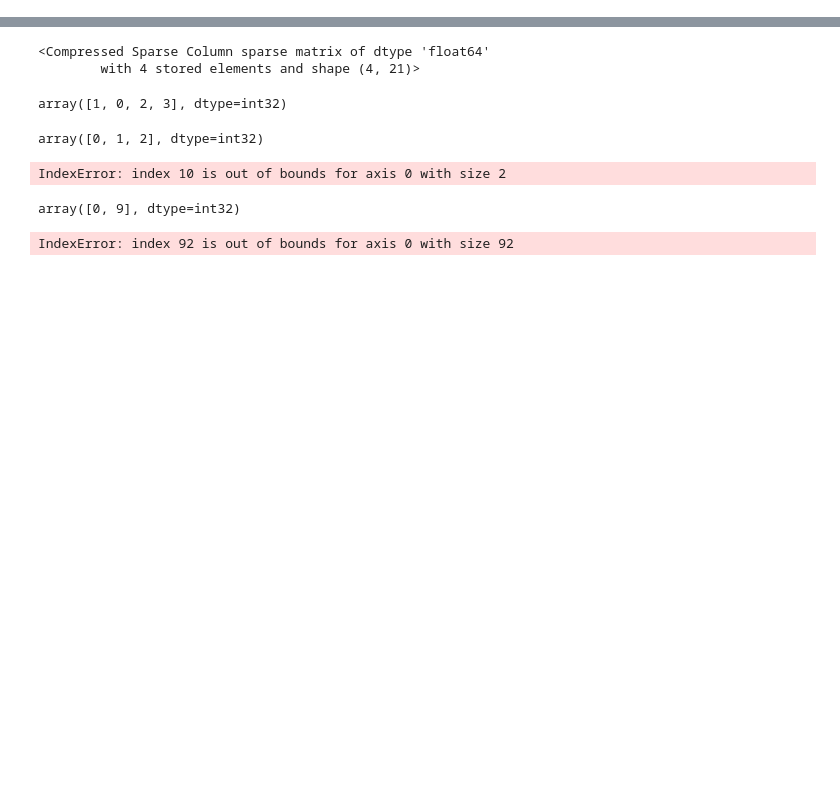
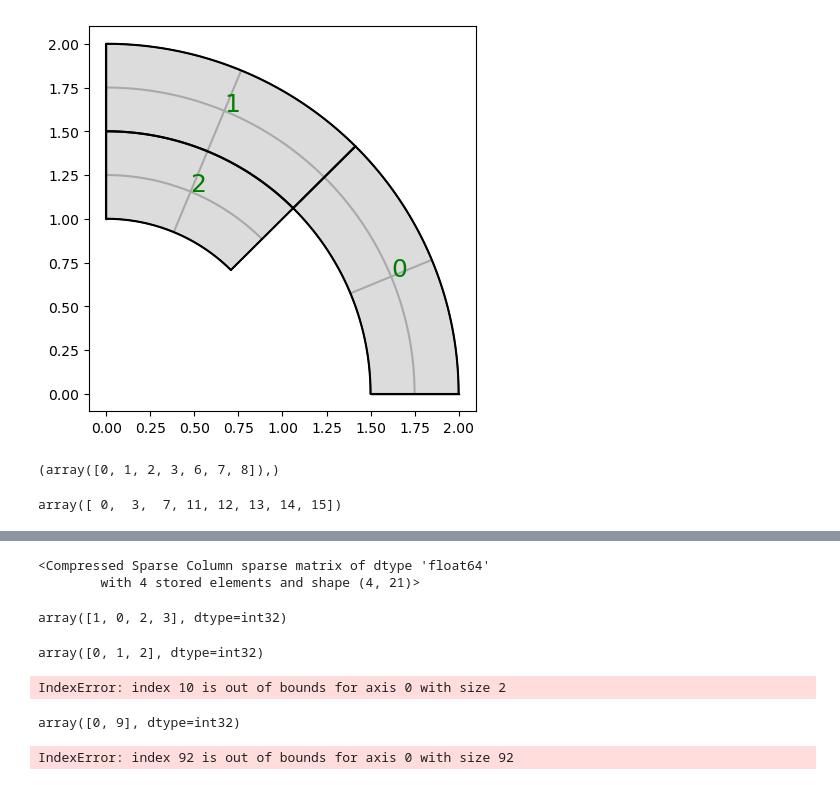
Before and after one commit to c-f-h/pyiga, a Jupyter notebook: notebooks/LshapeQuarterAnullus.ipynb, the cells around one changed output, grey strips where cells are left out. Drawn from its saved outputs; the diff is of its cells as text; code cells hidden in the pictures; blank space fills up the shorter version.

```diff
--- a/notebooks/LshapeQuarterAnullus.ipynb
+++ b/notebooks/LshapeQuarterAnullus.ipynb
@@ -207 +283,16 @@ ValueError: Buffer dtype mismatch, expected 'double' but got 'int'
+# %%
+IMap.mesh.plotmesh(patch_idx=1, knots=1)
+# %% [output]
+[figure, added]
+# %%
+p=2
+e=np.zeros(IMap.Xk[p].shape[1])
+e[IMap.fixed_idx[p]]=1
+np.where(IMap.Xk[p]@e)
+# %% [output]
+(array([0, 1, 2, 3, 6, 7, 8]),)
+# %%
+dir_dof
+# %% [output]
+array([ 0,  3,  7, 11, 12, 13, 14, 15])
 # %%
```
Also changed, not shown: parts of 20 cells of this notebook, 4 other files.
